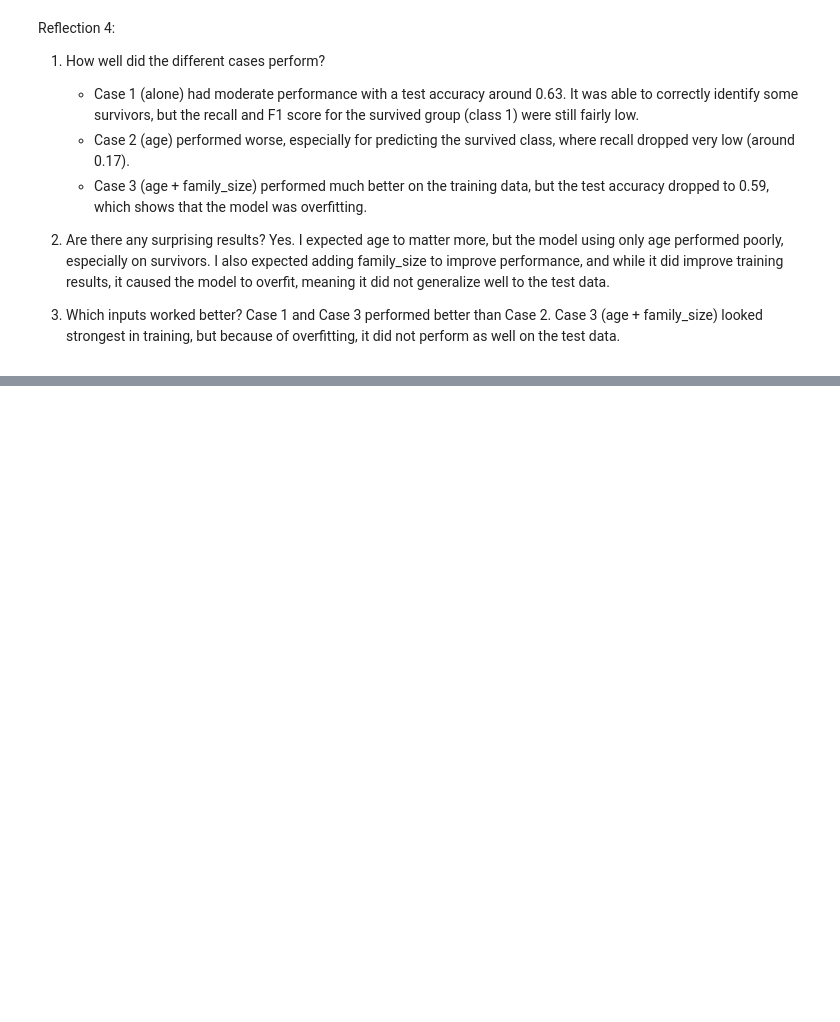
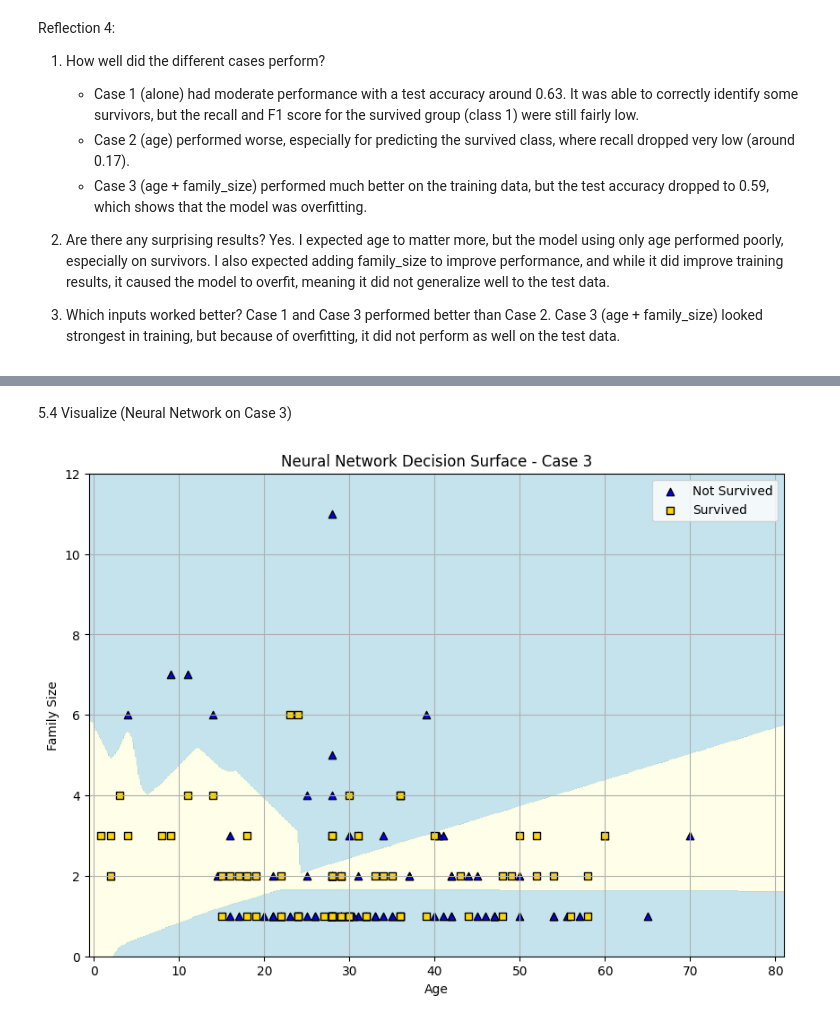
Before and after one commit to ssowers2/applied-ml-sowers, a Jupyter notebook: notebooks/project03/ml03_sowers.ipynb, the cells around one changed output, grey strips where cells are left out. Saved outputs shown, nothing was run; the diff lists cells and outputs as text; code cells hidden in the pictures; blank space fills up the shorter version.

```diff
--- a/notebooks/project03/ml03_sowers.ipynb
+++ b/notebooks/project03/ml03_sowers.ipynb
@@ -421,0 +604,57 @@ Case 1 and Case 3 performed better than Case 2. Case 3 (age + family_size) looke
+# %% [markdown]
+5.4 Visualize (Neural Network on Case 3)
+# %%
+# Get the range of our two features - use padding to enhance appearance
+
+padding = 1
+x_min, x_max = X3['age'].min() - padding, X3['age'].max() + padding
+y_min, y_max = X3['family_size'].min() - padding, X3['family_size'].max() + padding
+
+# Create a meshgrid (all combinations of age and family_size)
+
+# A grid of values covering the entire input space
+# np.linspace(start, stop, num) generates evenly spaced values (like a ruler)
+# Here, we create 500 points between min and max for each axis
+# np.meshgrid creates a coordinate grid from the two arrays
+
+xx, yy = np.meshgrid(np.linspace(x_min, x_max, 500),
+                                    np.linspace(y_min, y_max, 500))
+
+# Flatten the grid arrays and prepare them for prediction
+# np.c_ stacks the flattened xx and yy into coordinate pairs
+# .ravel() flattens a 2D array into 1D (required by the model for prediction)
+
+Z = nn_model3.predict(np.c_[xx.ravel(), yy.ravel()])
+
+# Reshape the predicted results to match the original 2D grid shape
+Z = Z.reshape(xx.shape)
+
+# Plot the decision surface (background) showing predicted survival zones
+
+ # Blue for 0, yellow for 1 - change this up as you like
+plt.figure(figsize=(10, 7))
+cmap_background = ListedColormap(['lightblue', 'lightyellow'])
+
+plt.contourf(xx, yy, Z, cmap=cmap_background, alpha=0.7)
+
+# Overlay the actual test data points for visual comparison
+
+# Plot passengers who did NOT survive (0) as blue triangles
+plt.scatter(X3_test['age'][y3_test == 0],
+            X3_test['family_size'][y3_test == 0],
+            c='blue', marker='^', edgecolor='k', label='Not Survived')
+
+# Plot passengers who DID survive (1) as gold squares
+plt.scatter(X3_test['age'][y3_test == 1],
+            X3_test['family_size'][y3_test == 1],
+            c='gold', marker='s', edgecolor='k', label='Survived')
+
+# Add axis labels, title, legend, and grid
+plt.xlabel('Age')
+plt.ylabel('Family Size')
+plt.title('Neural Network Decision Surface - Case 3')
+plt.legend()
+plt.grid(True)
+plt.show()
+# %% [output]
+[figure, added]
```
Also changed, not shown: parts of 24 cells of this notebook, 1 other file.
